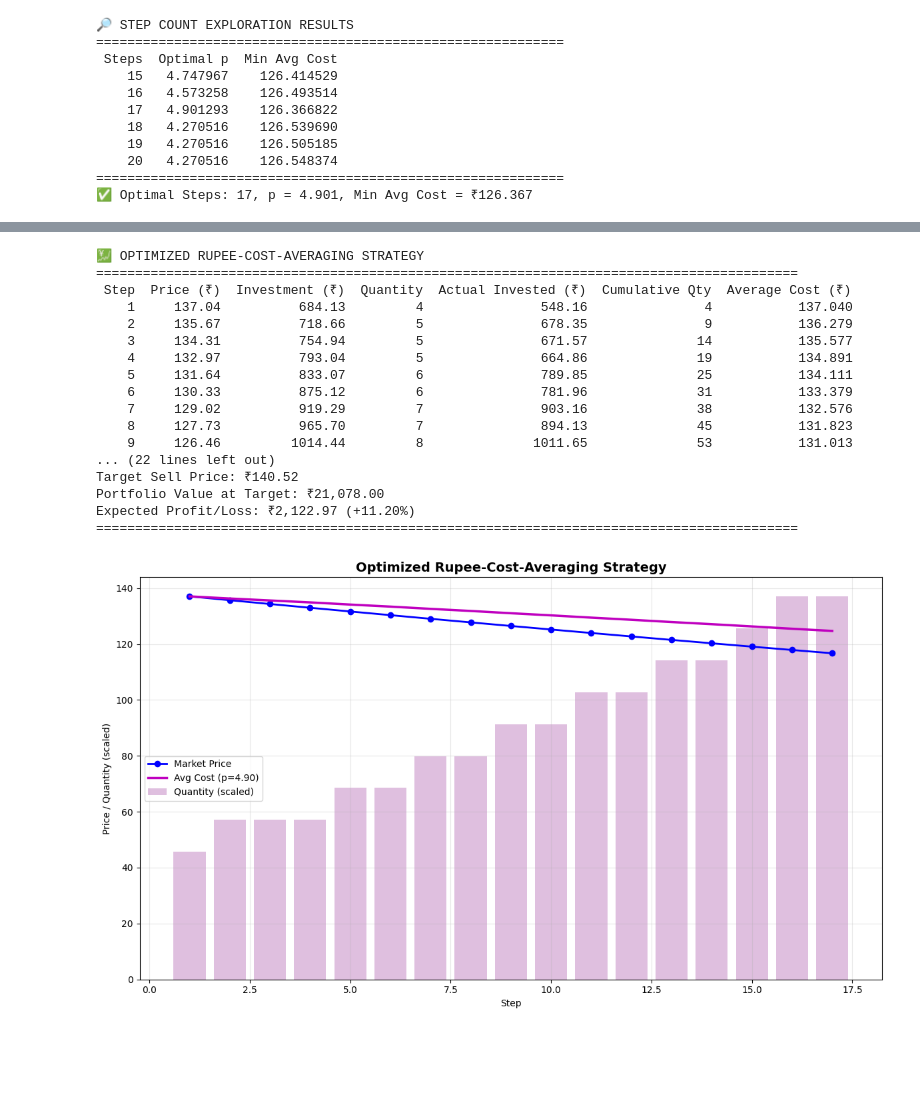
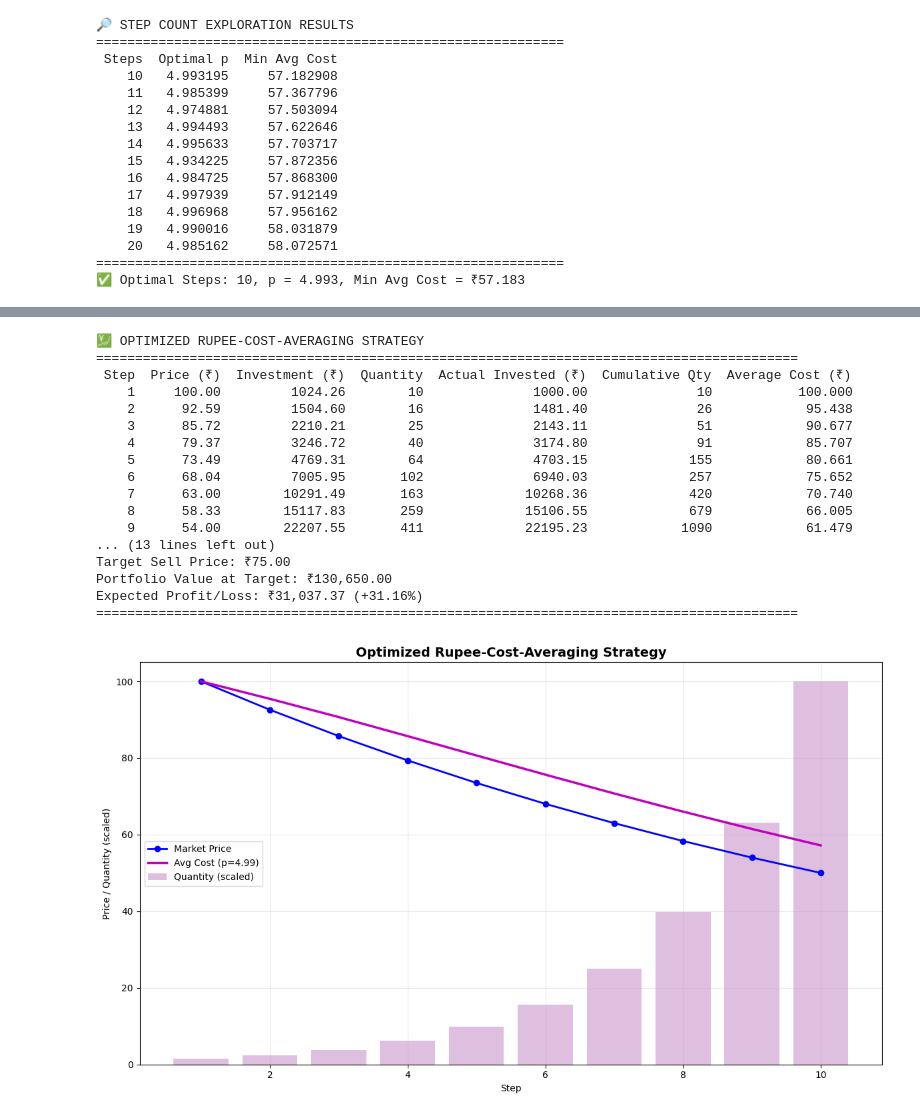
Before and after one commit to techraiders/DeepLearningProjects, a Jupyter notebook: investment-planner/one-over-p-averaging.ipynb, the cells around one changed output, grey strips where cells are left out. Cells and saved outputs as stored; diff of their text form; code cells hidden in the pictures; blank space fills up the shorter version.

Commit message:
Investment Planner - Labels and parameters changed. 	modified:   investment-planner/one-over-p-averaging.ipynb

```diff
--- a/investment-planner/one-over-p-averaging.ipynb
+++ b/investment-planner/one-over-p-averaging.ipynb
@@ -136,7 +136,7 @@ def plot_and_report(
     profit_loss_pct = (profit_loss / total_spent) * 100
     print(f"Final Price: ₹{final_price:.2f}")
     print(f"Final Portfolio Value: ₹{final_value:,.2f}")
-    print(f"Profit/Loss: ₹{profit_loss:,.2f} ({profit_loss_pct:+.2f}%)")
+    print(f"P&L at Final Price: ₹{profit_loss:,.2f} ({profit_loss_pct:+.2f}%)")
     print("=" * 90)
 
     # === Target Simulation ===
@@ -177,16 +177,16 @@ def plot_and_report(
 # =====================================================
 def main():
     # === User Inputs ===
-    total_investment = 20000  # total budget (includes old holdings)
-    current_qty = 16  # set > 0 to enable blended optimization
-    current_avg_cost = 140.52
+    total_investment = 100000  # total budget (includes old holdings)
+    current_qty = 0  # set > 0 to enable blended optimization
+    current_avg_cost = 0
 
-    initial_price = 137.04
-    final_price = 116.69
-    target_sell_price = 140.52
+    initial_price = 100
+    final_price = 50
+    target_sell_price = 75
 
     # The number of steps/installments under which you wish to buy
-    minimum_steps = 15
+    minimum_steps = 10
     maximum_steps = 20
 
     step_candidates = range(minimum_steps, maximum_steps + 1, 1)
@@ -258,11 +258,16 @@ if __name__ == "__main__":
 🔎 STEP COUNT EXPLORATION RESULTS
 ============================================================
  Steps  Optimal p  Min Avg Cost
-    15   4.747967    126.414529
-    16   4.573258    126.493514
-    17   4.901293    126.366822
-    18   4.270516    126.539690
-    19   4.270516    126.505185
-    20   4.270516    126.548374
+    10   4.993195     57.182908
+    11   4.985399     57.367796
+    12   4.974881     57.503094
+    13   4.994493     57.622646
+    14   4.995633     57.703717
+    15   4.934225     57.872356
+    16   4.984725     57.868300
+    17   4.997939     57.912149
+    18   4.996968     57.956162
+    19   4.990016     58.031879
+    20   4.985162     58.072571
 ============================================================
-✅ Optimal Steps: 17, p = 4.901, Min Avg Cost = ₹126.367
+✅ Optimal Steps: 10, p = 4.993, Min Avg Cost = ₹57.183
@@ -270,18 +275,18 @@ if __name__ == "__main__":
 💹 OPTIMIZED RUPEE-COST-AVERAGING STRATEGY
 ==========================================================================================
  Step  Price (₹)  Investment (₹)  Quantity  Actual Invested (₹)  Cumulative Qty  Average Cost (₹)
-    1     137.04          684.13         4               548.16               4           137.040
-    2     135.67          718.66         5               678.35               9           136.279
-    3     134.31          754.94         5               671.57              14           135.577
-    4     132.97          793.04         5               664.86              19           134.891
-    5     131.64          833.07         6               789.85              25           134.111
-    6     130.33          875.12         6               781.96              31           133.379
-    7     129.02          919.29         7               903.16              38           132.576
-    8     127.73          965.70         7               894.13              45           131.823
-    9     126.46         1014.44         8              1011.65              53           131.013
-... (22 lines left out)
-Target Sell Price: ₹140.52
-Portfolio Value at Target: ₹21,078.00
-Expected Profit/Loss: ₹2,122.97 (+11.20%)
+    1     100.00         1024.26        10              1000.00              10           100.000
+    2      92.59         1504.60        16              1481.40              26            95.438
+    3      85.72         2210.21        25              2143.11              51            90.677
+    4      79.37         3246.72        40              3174.80              91            85.707
+    5      73.49         4769.31        64              4703.15             155            80.661
+    6      68.04         7005.95       102              6940.03             257            75.652
+    7      63.00        10291.49       163             10268.36             420            70.740
+    8      58.33        15117.83       259             15106.55             679            66.005
+    9      54.00        22207.55       411             22195.23            1090            61.479
+... (13 lines left out)
+Target Sell Price: ₹75.00
+Portfolio Value at Target: ₹130,650.00
+Expected Profit/Loss: ₹31,037.37 (+31.16%)
 ==========================================================================================
-[figure, old version]
+[figure, new version]
```
Also changed, not shown: parts of 1 cell of this notebook.
